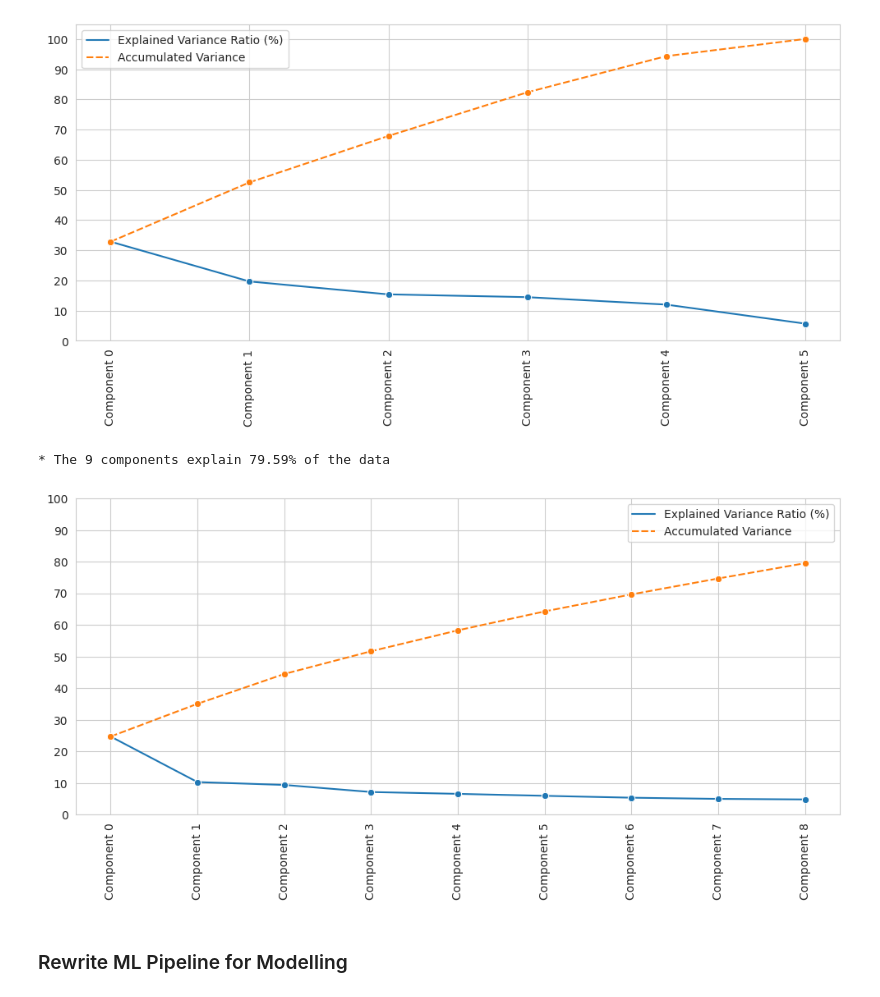
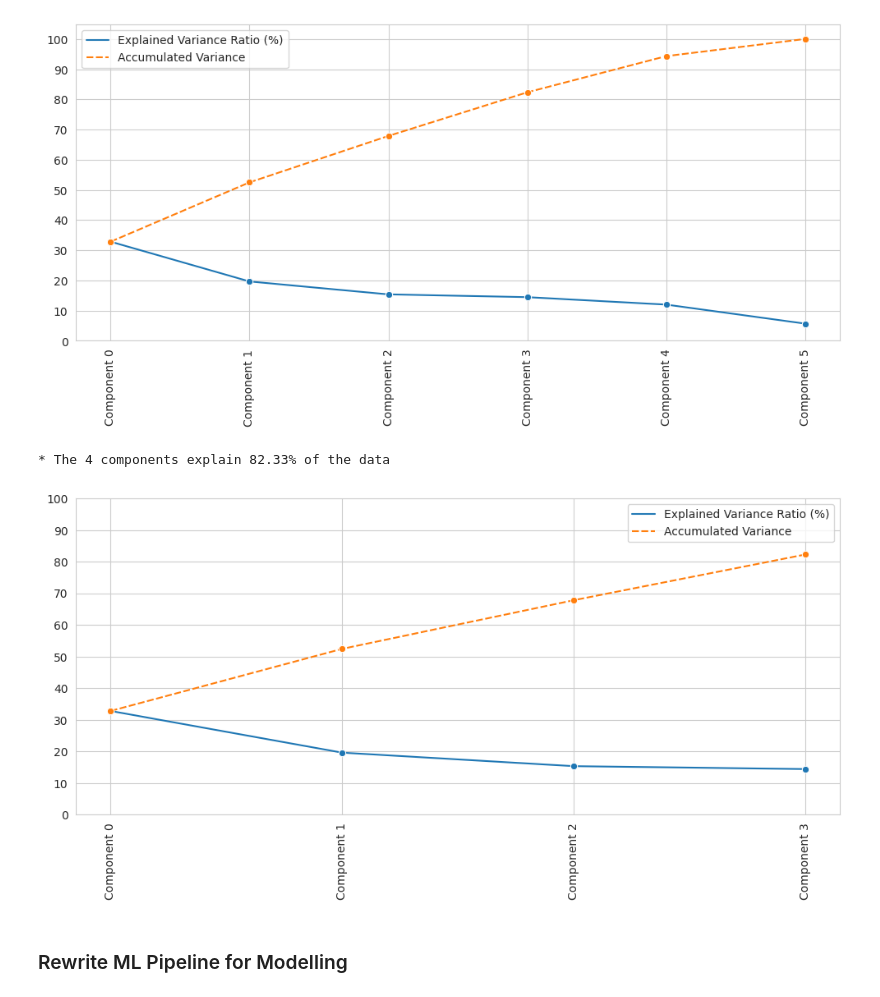
Before and after one commit to JL-14/milestone-project-housing-issues, a Jupyter notebook: jupyter_notebooks/Notebook_6_RegressionAnalysisTransformed.ipynb, the cells around one changed output. Saved outputs shown, nothing was run; the diff lists cells and outputs as text; code cells hidden in the pictures.

```diff
--- a/jupyter_notebooks/Notebook_6_RegressionAnalysisTransformed.ipynb
+++ b/jupyter_notebooks/Notebook_6_RegressionAnalysisTransformed.ipynb
@@ -656,11 +656,11 @@ pca_components_analysis(df_pca=df_pca, n_components=n_components)
 * The 6 components explain 100.0% of the data
 [figure]
 # %%
-n_components = 9
+n_components = 4
 pca_components_analysis(df_pca=df_pca, n_components=n_components)
 # %% [output]
-* The 9 components explain 79.59% of the data
+* The 4 components explain 82.33% of the data
-[figure, old version]
+[figure, new version]
 # %% [markdown]
 ### Rewrite ML Pipeline for Modelling
 # %%
```
Also changed, not shown: parts of 59 cells of this notebook, 6 other files.
